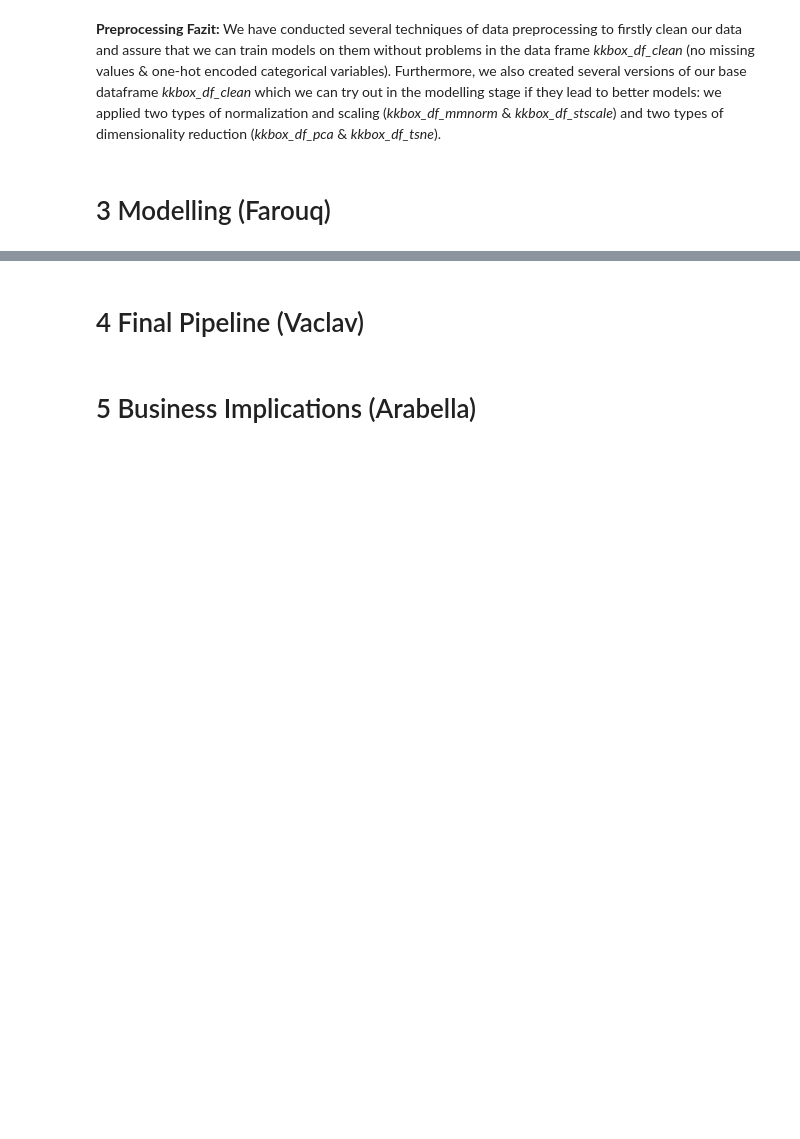
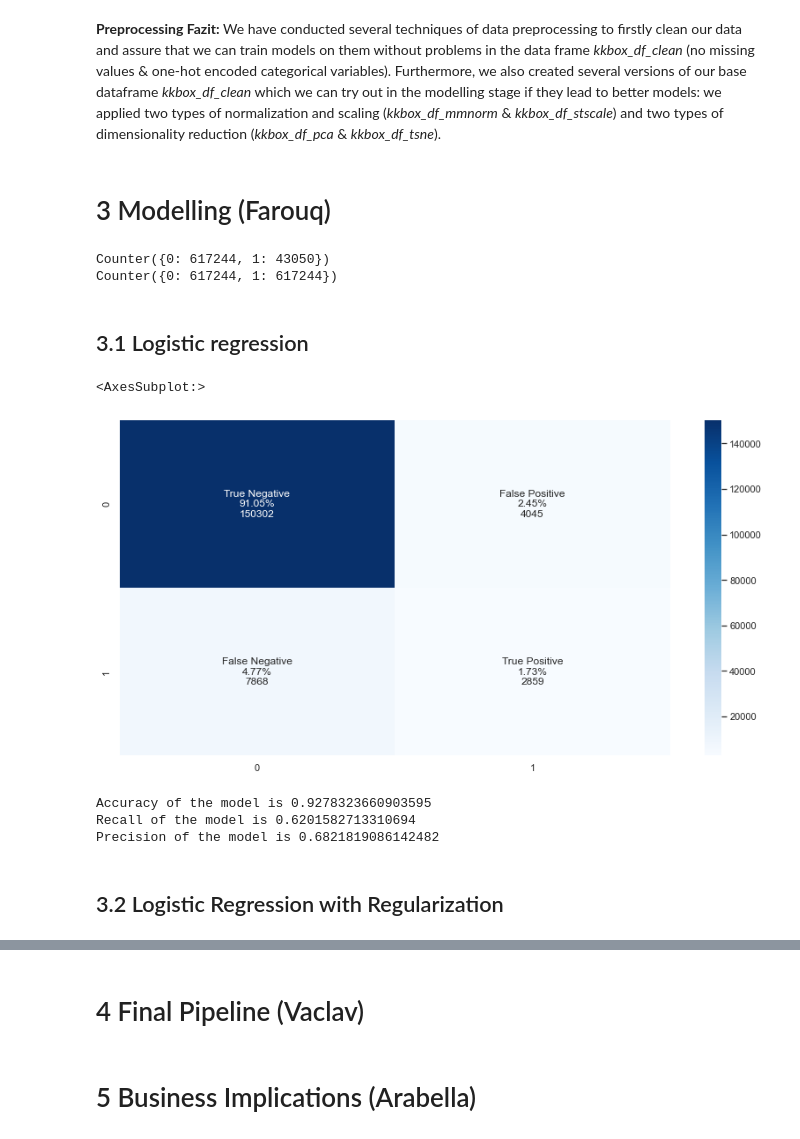
Before and after one commit to fynnoldenburg/KKBOX-Churn-Prediction, a Jupyter notebook: kkbox_machine_learning_clean.ipynb, the cells around one changed output, grey strips where cells are left out. Drawn from its saved outputs; the diff is of its cells as text; code cells hidden in the pictures; blank space fills up the shorter version.

Commit message:
Added modelling on new notebook

```diff
--- a/kkbox_machine_learning_clean.ipynb
+++ b/kkbox_machine_learning_clean.ipynb
@@ -14,7 +15,7 @@ from sklearn.manifold import TSNE
 ## 1.1 Summary Statistics
 # %%
 # Path to folder containing data file
-path = "/Users/fynn/Desktop/ML/KKBOX-Data/"
+path = "C://Users/farou/Jupyter projects/ML/GP/KKBOX-Churn/"
 
 # Import raw data
 kkbox_df = pd.read_csv(path + "kkbox_churn.csv")
@@ -257,0 +273,54 @@ We have conducted several techniques of data preprocessing to firstly clean our
+# %%
+def oversample(x, y):
+    print(Counter(y))
+    oversample = RandomOverSampler(sampling_strategy='minority')
+    x_over, y_over = oversample.fit_resample(x, y)
+    print(Counter(y_over))
+    return x_over, y_over
+# %%
+X = kkbox_df_clean.drop("is_churn", axis=1)
+y = kkbox_df_clean["is_churn"]
+
+X_train, X_test, y_train, y_test = train_test_split(X, y, test_size=0.2, random_state=42)
+# %%
+X_train, y_train = oversample(X_train, y_train)
+# %% [output]
+Counter({0: 617244, 1: 43050})
+Counter({0: 617244, 1: 617244})
+# %% [markdown]
+## 3.1 Logistic regression
+# %%
+LR = LogisticRegression(random_state=42, max_iter=5000)
+LR.fit(X_train, y_train)
+y_pred = LR.predict(X_test)
+
+# Confusion matrix
+cf_matrix = confusion_matrix(y_test, y_pred)
+group_names = ['True Negative', 'False Positive', 'False Negative', 'True Positive']
+
+group_counts = ['{0:0.0f}'.format(value) for value in
+                cf_matrix.flatten()]
+
+group_percentages = ['{0:.2%}'.format(value) for value in
+                     cf_matrix.flatten()/np.sum(cf_matrix)]
+
+labels = [f'{v1}\n{v2}\n{v3}' for v1, v2, v3 in
+          zip(group_names, group_percentages, group_counts)]
+
+labels = np.asarray(labels).reshape(2,2)
+
+sns.set(rc = {'figure.figsize':(14,7)})
+sns.heatmap(cf_matrix, annot=labels, fmt='', cmap='Blues')
+# %% [output]
+<AxesSubplot:>
+[figure, added]
+# %%
+print(f'Accuracy of the model is {accuracy_score(y_test, y_pred)}')
+print(f'Recall of the model is {recall_score(y_test, y_pred, average="macro")}')
+print(f'Precision of the model is {precision_score(y_test, y_pred, average="macro", zero_division=1)}')
+# %% [output]
+Accuracy of the model is 0.9278323660903595
+Recall of the model is 0.6201582713310694
+Precision of the model is 0.6821819086142482
+# %% [markdown]
+## 3.2 Logistic Regression with Regularization
```
Also changed, not shown: parts of 18 cells of this notebook.
